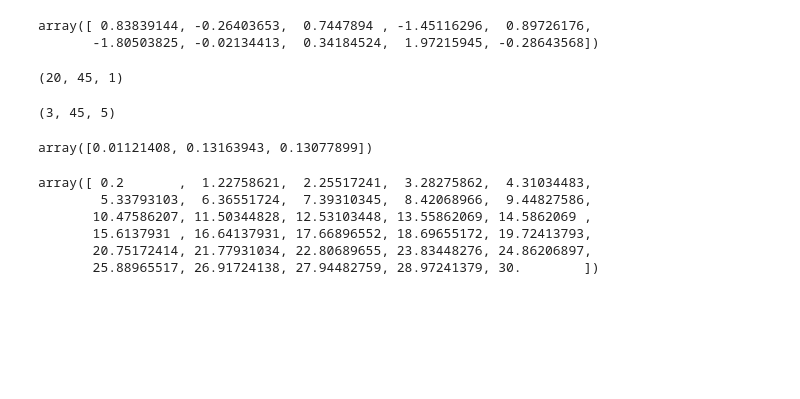
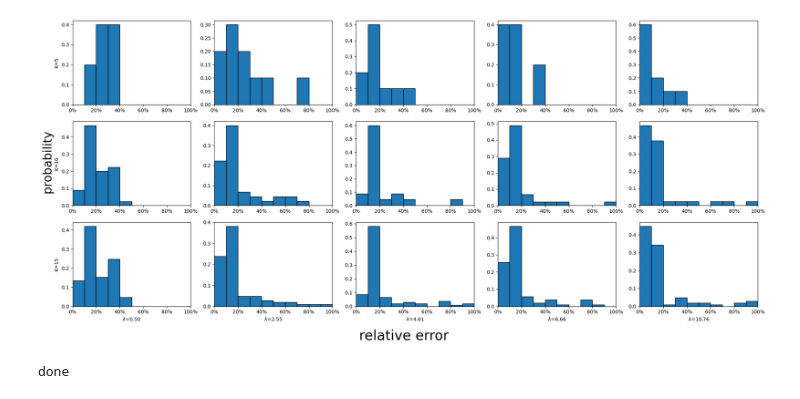
Before and after one commit to yikun-baio/LinearOPT, a Jupyter notebook: accuracy_test.ipynb, the cells around one changed output. Drawn from its saved outputs; the diff is of its cells as text; code cells hidden in the pictures; blank space fills up the shorter version.

```diff
--- a/accuracy_test.ipynb
+++ b/accuracy_test.ipynb
@@ -400,9 +271,0 @@ plt.show()
-# %%
-data1
-# %% [output]
-array([ 0.83839144, -0.26403653,  0.7447894 , -1.45116296,  0.89726176,
-       -1.80503825, -0.02134413,  0.34184524,  1.97215945, -0.28643568])
-# %%
-relative_error.shape
-# %% [output]
-(20, 45, 1)
@@ -411,19 +272,44 @@ A=np.abs(opt_cost2-opt_cost1)
-# %%
-B=A[0]
-print(B.shape)
-B[:,0,0]
-# %% [output]
-(3, 45, 5)
-array([0.01121408, 0.13163943, 0.13077899])
-# %%
-Lambda_list
-# %% [output]
-array([ 0.2       ,  1.22758621,  2.25517241,  3.28275862,  4.31034483,
-        5.33793103,  6.36551724,  7.39310345,  8.42068966,  9.44827586,
-       10.47586207, 11.50344828, 12.53103448, 13.55862069, 14.5862069 ,
-       15.6137931 , 16.64137931, 17.66896552, 18.69655172, 19.72413793,
-       20.75172414, 21.77931034, 22.80689655, 23.83448276, 24.86206897,
-       25.88965517, 26.91724138, 27.94482759, 28.97241379, 30.        ])
+# %%
+def percent_formatter(x, pos):
+    return '{:.0f}%'.format(x * 100)
+#save_dict=torch.load('experiment/performance/cost_list_K'+str(K)+ '.pt')
+#linestyle_array = ['-', '-', '--', '--', '-.', '-.']
+#ax = plt.subplot(111)
+#save_dict2=torch.load('experiment/performance/cost_list.pt')
+fig,ax=plt.subplots(3,5,figsize=(5*5,3*3.5))
+Lambda_index=[0,2,4,6,10]
+ind=0
+kwargs = {'density': True, 'alpha': 0.5}
+for (i,K) in enumerate(K_list):
+    opt_cost1=save_dict['K=%d,opt_cost_list'%(K)]
+    opt_cost2=save_dict['K=%d,lopt_cost_list'%(K)]
+    relative_error=np.median((np.abs(opt_cost2-opt_cost1)/opt_cost1),3)[0]
+    for (j,lambda_index) in enumerate(Lambda_index):
+        data=relative_error[j,:]
+        Lambda=Lambda_list[lambda_index]
+        bins = np.linspace(0,1,11)
+        hist, bins = np.histogram(data, bins = bins, density=True)
+        #heights, bins = np.histogram(data, bins = len(list(set(data))))
+        ax[i,j].hist(data, edgecolor='black', weights=np.ones_like(data) / len(data), bins= bins)
+        # ax[i, j].hist(data, bins=20, **kwargs)
+        # Add titles to each subplot
+        if j==0:
+            ax[i,j].set_ylabel('K=%d'%K)
+        if i==len(K_list)-1:
+            ax[i,j].set_xlabel('$\lambda$=%0.2f'%Lambda)
+for ax1 in ax.flat:
+    ax1.xaxis.set_major_formatter(plt.FuncFormatter(percent_formatter))
+    ax1.set_xlim([0,1])
+fig.text(0.5, 0.02, 'relative error', ha='center',fontsize=28)
+fig.text(0.09, 0.5, 'probability', va='center', rotation='vertical',fontsize=24)
+#plt.subplots_adjust(wspace=0, hspace=0.01)
+#plt.savefig('experiment/Rebuttal/error_histgram'+label+'.png',format="png",dpi=800,bbox_inches='tight')
+plt.show()
+#plt.close()
+print('done')
+# %% [output]
+[figure, added]
+done
 # %%
 #save_dict=torch.load('experiment/performance/cost_list_K'+str(K)+ '.pt')
 linestyle_array = ['-', '-', '--', '--', '-.', '-.']
```
Also changed, not shown: parts of 10 cells of this notebook, 7 other files.
